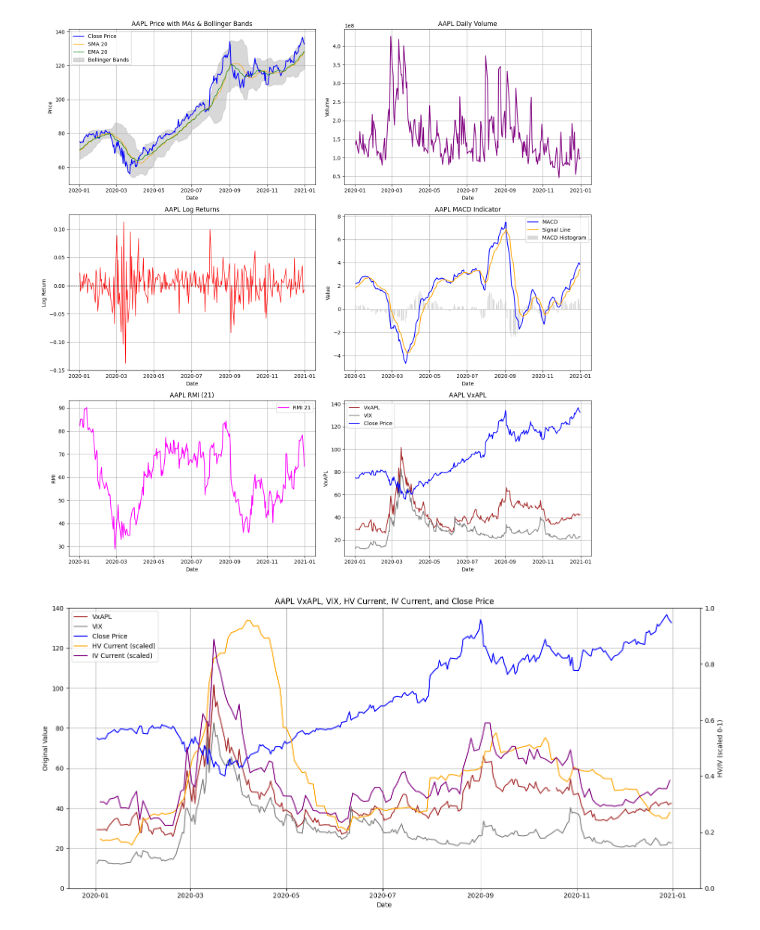
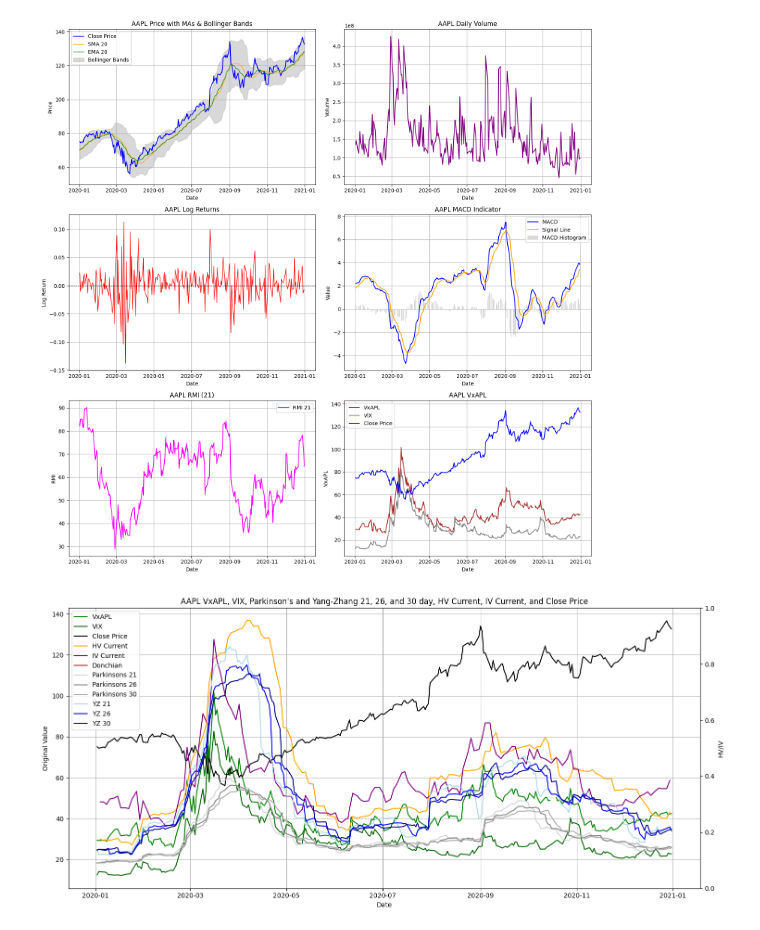
Before and after one commit to nrhoads02/ds401-project, a Jupyter notebook: notebooks/data_exploration.ipynb, the cells around one changed output. Drawn from its saved outputs; the diff is of its cells as text; code cells hidden in the pictures.

```diff
--- a/notebooks/data_exploration.ipynb
+++ b/notebooks/data_exploration.ipynb
@@ -176,40 +193,47 @@ volatility_history = volatility_history.filter(pl.col("act_symbol") == "AAPL").f
 # %%
 import numpy as np
 import matplotlib.pyplot as plt
 
-# Plotting the primary data
+
 fig, ax = plt.subplots(figsize=(15, 7))
-ax.plot(aapl_date, aapl_vxapl, label='VxAPL', color='brown', linewidth=1.5)
-ax.plot(aapl_date, aapl_vix, label='VIX', color='grey', linewidth=1.5)
-ax.plot(aapl_date, aapl_close, label='Close Price', color='blue', linewidth=1.5)
-ax.set_ylim(0, 140)
 
-# Create a secondary y-axis for the scaled HV and IV data
+ax.plot(aapl_date, aapl_vxapl, label='VxAPL', color='green', linewidth=1.5)
+ax.plot(aapl_date, aapl_vix, label='VIX', color='darkgreen', linewidth=1.5)
+ax.plot(aapl_date, aapl_close, label='Close Price', color='black', linewidth=1.5)
+
+# Create a secondary y-axis for the HV and IV data
 ax2 = ax.twinx()
 
 # Extract hv_current and iv_current
 hv = np.array(volatility_history['hv_current'].to_list())
 iv = np.array(volatility_history['iv_current'].to_list())
 
 # Get the corresponding dates for volatility_history
 vol_dates = volatility_history['date'].to_list()
 
-# Plot the scaled HV and IV on the secondary axis
-ax2.plot(vol_dates, hv, label='HV Current (scaled)', color='orange', linewidth=1.5)
-ax2.plot(vol_dates, iv, label='IV Current (scaled)', color='purple', linewidth=1.5)
+# Plot the HV and IV on the secondary axis
+ax2.plot(vol_dates, hv, label='HV Current', color='orange', linewidth=1.5)
+ax2.plot(vol_dates, iv, label='IV Current', color='purple', linewidth=1.5)
+ax2.plot(aapl_date, aapl_donchian_20, label='Donchian', color='brown', linewidth=1.5)
+ax2.plot(aapl_date, aapl_parkinson_21, label='Parkinsons 21', color='lightgrey', linewidth=1.5)
+ax2.plot(aapl_date, aapl_parkinson_26, label='Parkinsons 26', color='grey', linewidth=1.5)
+ax2.plot(aapl_date, aapl_parkinson_30, label='Parkinsons 30', color='darkgrey', linewidth=1.5)
+ax2.plot(aapl_date, aapl_yz_21, label='YZ 21', color='lightblue', linewidth=1.5)
+ax2.plot(aapl_date, aapl_yz_26, label='YZ 26', color='blue', linewidth=1.5)
+ax2.plot(aapl_date, aapl_yz_30, label='YZ 30', color='darkblue', linewidth=1.5)
 ax2.set_ylim(0, 1)
-ax2.set_ylabel("HV/IV (scaled 0-1)")
+ax2.set_ylabel("HV/IV")
 
 # Combine legends from both axes
 lines, labels = ax.get_legend_handles_labels()
 lines2, labels2 = ax2.get_legend_handles_labels()
 ax.legend(lines + lines2, labels + labels2, loc='upper left')
 
-ax.set_title("AAPL VxAPL, VIX, HV Current, IV Current, and Close Price")
+ax.set_title("AAPL VxAPL, VIX, Parkinson's and Yang-Zhang 21, 26, and 30 day, HV Current, IV Current, and Close Price")
 ax.set_xlabel("Date")
 ax.set_ylabel("Original Value")
 ax.grid(True)
 plt.tight_layout()
 plt.show()
 # %% [output]
-[figure, old version]
+[figure, new version]
```
Also changed, not shown: parts of 3 cells of this notebook, 2 other files.
